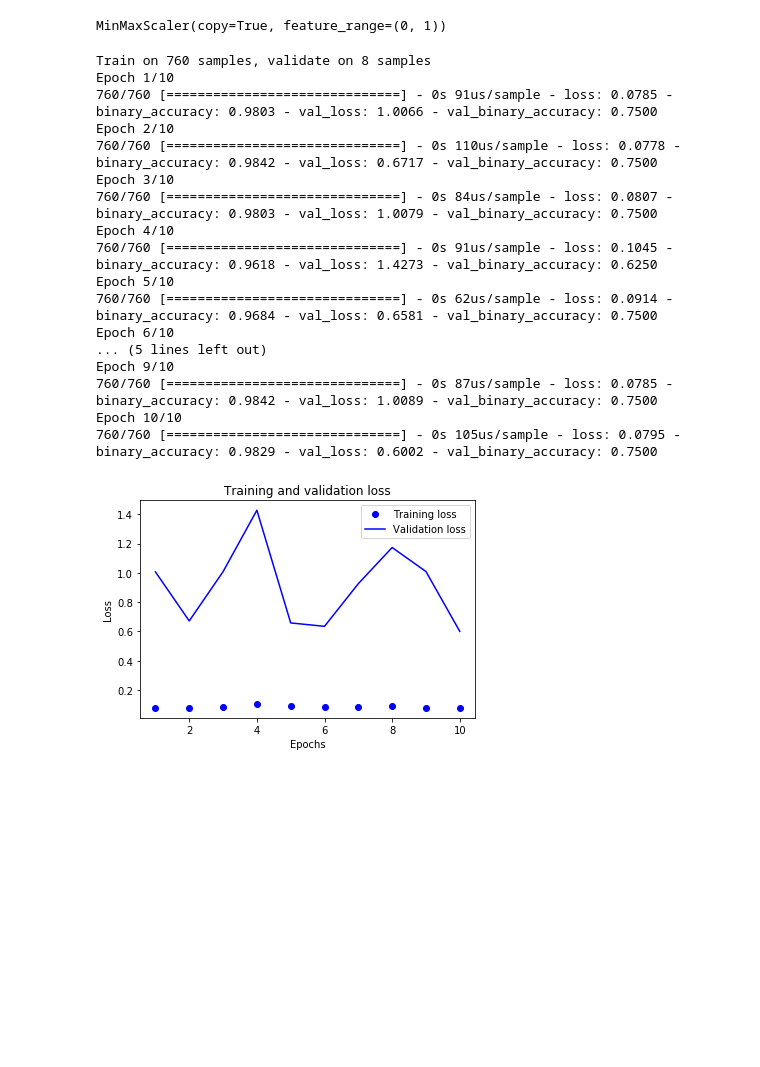
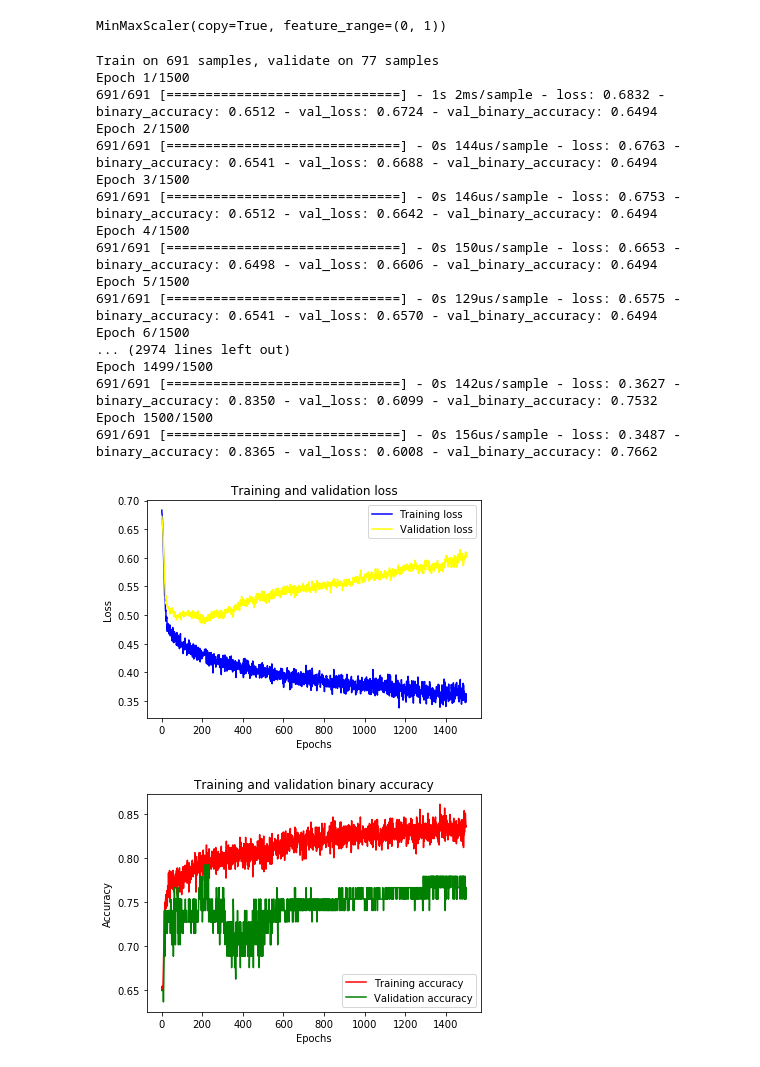
Before and after one commit to lspevak/ml-samples, a Jupyter notebook: ml_diabetes_classification_with_keras.ipynb, the cells around one changed output. Drawn from its saved outputs; the diff is of its cells as text; code cells hidden in the pictures; blank space fills up the shorter version.

Commit message:
Diabetes validation error increased

```diff
--- a/ml_diabetes_classification_with_keras.ipynb
+++ b/ml_diabetes_classification_with_keras.ipynb
@@ -202,6 +216,6 @@ test_set = test_set.drop("HasDiabetes", axis=1)
 # learn scaling from train dataset
 from sklearn.preprocessing import MinMaxScaler as Scaler
 scaler = Scaler()
-scaler.fit(train_set)
+scaler.fit(x_train)
 # %% [output]
 MinMaxScaler(copy=True, feature_range=(0, 1))
@@ -211,9 +222,8 @@ test_set_scaled = scaler.transform(test_set)
-# %%
-X_train = train_set_scaled
-X_test = test_set_scaled
-
-y_train = np.asarray(train_set_labels)
-y_test = np.asarray(test_set_labels)
+# %%
+X_train = scaler.transform(x_train)
+Y_train = np.asarray(y_train)
+X_test = scaler.transform(x_test)
+Y_test = np.asarray(y_test)
 # %%
 # Create NN
 from tensorflow.keras import Sequential
@@ -238,47 +255,61 @@ model.compile(optimizer="adam",
 #from keras.utils import plot_model
 #plot_model(model, to_file='/tmp/model.png', show_shapes=True,)
 # %%
+epochs = 1500
+
 # try at least 1000 epochs
-hist = model.fit(X_train,
-          y_train,
-          epochs=10,
+hist = model.fit(
+          X_train,
+          Y_train,
+          epochs=epochs,
           verbose=1,
           batch_size=32,
-          validation_data=(X_test,y_test)
+          shuffle=True,
+          validation_data=(X_test,Y_test)
 )
 # %% [output]
-Train on 760 samples, validate on 8 samples
-Epoch 1/10
-760/760 [==============================] - 0s 91us/sample - loss: 0.0785 - binary_accuracy: 0.9803 - val_loss: 1.0066 - val_binary_accuracy: 0.7500
-Epoch 2/10
-760/760 [==============================] - 0s 110us/sample - loss: 0.0778 - binary_accuracy: 0.9842 - val_loss: 0.6717 - val_binary_accuracy: 0.7500
-Epoch 3/10
-760/760 [==============================] - 0s 84us/sample - loss: 0.0807 - binary_accuracy: 0.9803 - val_loss: 1.0079 - val_binary_accuracy: 0.7500
-Epoch 4/10
-760/760 [==============================] - 0s 91us/sample - loss: 0.1045 - binary_accuracy: 0.9618 - val_loss: 1.4273 - val_binary_accuracy: 0.6250
-Epoch 5/10
-760/760 [==============================] - 0s 62us/sample - loss: 0.0914 - binary_accuracy: 0.9684 - val_loss: 0.6581 - val_binary_accuracy: 0.7500
-Epoch 6/10
-... (5 lines left out)
-Epoch 9/10
-760/760 [==============================] - 0s 87us/sample - loss: 0.0785 - binary_accuracy: 0.9842 - val_loss: 1.0089 - val_binary_accuracy: 0.7500
-Epoch 10/10
-760/760 [==============================] - 0s 105us/sample - loss: 0.0795 - binary_accuracy: 0.9829 - val_loss: 0.6002 - val_binary_accuracy: 0.7500
+Train on 691 samples, validate on 77 samples
+Epoch 1/1500
+691/691 [==============================] - 1s 2ms/sample - loss: 0.6832 - binary_accuracy: 0.6512 - val_loss: 0.6724 - val_binary_accuracy: 0.6494
+Epoch 2/1500
+691/691 [==============================] - 0s 144us/sample - loss: 0.6763 - binary_accuracy: 0.6541 - val_loss: 0.6688 - val_binary_accuracy: 0.6494
+Epoch 3/1500
+691/691 [==============================] - 0s 146us/sample - loss: 0.6753 - binary_accuracy: 0.6512 - val_loss: 0.6642 - val_binary_accuracy: 0.6494
+Epoch 4/1500
+691/691 [==============================] - 0s 150us/sample - loss: 0.6653 - binary_accuracy: 0.6498 - val_loss: 0.6606 - val_binary_accuracy: 0.6494
+Epoch 5/1500
+691/691 [==============================] - 0s 129us/sample - loss: 0.6575 - binary_accuracy: 0.6541 - val_loss: 0.6570 - val_binary_accuracy: 0.6494
+Epoch 6/1500
+... (2974 lines left out)
+Epoch 1499/1500
+691/691 [==============================] - 0s 142us/sample - loss: 0.3627 - binary_accuracy: 0.8350 - val_loss: 0.6099 - val_binary_accuracy: 0.7532
+Epoch 1500/1500
+691/691 [==============================] - 0s 156us/sample - loss: 0.3487 - binary_accuracy: 0.8365 - val_loss: 0.6008 - val_binary_accuracy: 0.7662
 # %%
 history_dict = hist.history
 
 loss_values = history_dict['loss']
 val_loss_values = history_dict['val_loss']
 epochs = range(1, len(loss_values) + 1)
 
-plt.plot(epochs, loss_values, 'bo', label='Training loss')
-plt.plot(epochs, val_loss_values, 'b', label='Validation loss')
-
+plt.plot(epochs, loss_values, 'b', label='Training loss', color='blue')
+plt.plot(epochs, val_loss_values, 'b', label='Validation loss', color='yellow')
 plt.title('Training and validation loss')
 plt.xlabel('Epochs')
 plt.ylabel('Loss')
 plt.legend()
+plt.show()
 
+accuracy = history_dict['binary_accuracy']
+val_accuracy = history_dict['val_binary_accuracy']
+
+plt.plot(epochs, accuracy, 'b', label='Training accuracy', color='red')
+plt.plot(epochs, val_accuracy, 'b', label='Validation accuracy', color='green')
+plt.title('Training and validation binary accuracy')
+plt.xlabel('Epochs')
+plt.ylabel('Accuracy')
+plt.legend()
 plt.show()
 # %% [output]
-[figure, old version]
+[figure, new version]
+[figure, added]
```
Also changed, not shown: parts of 16 cells of this notebook.
